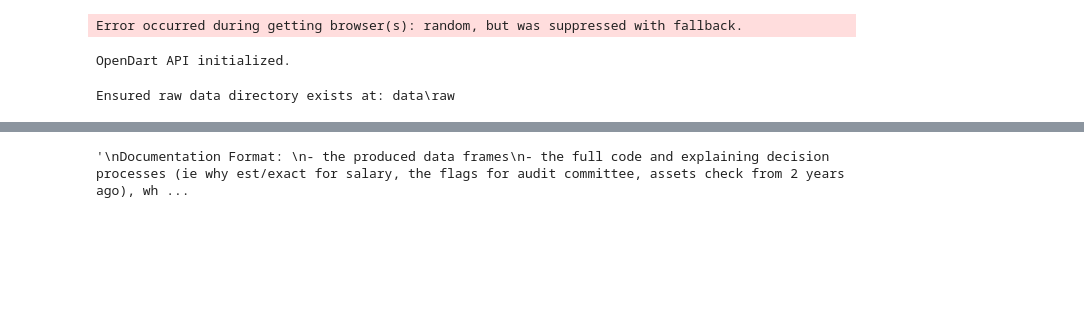
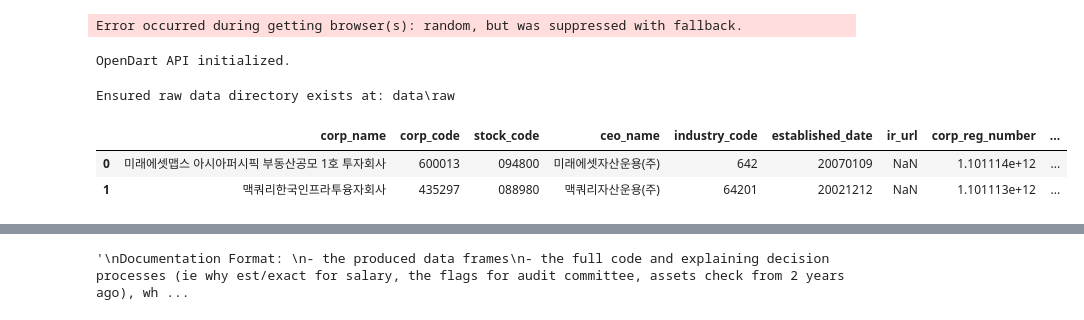
Before and after one commit to IreneYan07/governance_scoring_proj, a Jupyter notebook: notebooks/01_data_extraction.ipynb, the cells around one changed output, grey strips where cells are left out. Cells and saved outputs as stored; diff of their text form; code cells hidden in the pictures; blank space fills up the shorter version.

```diff
--- a/notebooks/01_data_extraction.ipynb
+++ b/notebooks/01_data_extraction.ipynb
@@ -200,3 +200,9 @@ def get_executive_status_data(api_key: str, kospi_codes_df: pd.DataFrame, bsns_y
     else:
         print("\nNo executive status data was retrieved.")
         return pd.DataFrame()
+# %%
+kospi_company_info_df.head(2)
+# %% [output]
+|  | corp_name | corp_code | stock_code | ceo_name | industry_code | established_date | ir_url | corp_reg_number | ... |
+| 0 | 미래에셋맵스 아시아퍼시픽 부동산공모 1호 투자회사 | 600013 | 094800 | 미래에셋자산운용(주) | 642 | 20070109 | NaN | 1.101114e+12 | ... |
+| 1 | 맥쿼리한국인프라투융자회사 | 435297 | 088980 | 맥쿼리자산운용(주) | 64201 | 20021212 | NaN | 1.101113e+12 | ... |
```
Also changed, not shown: parts of 16 cells of this notebook, 25 other files.
